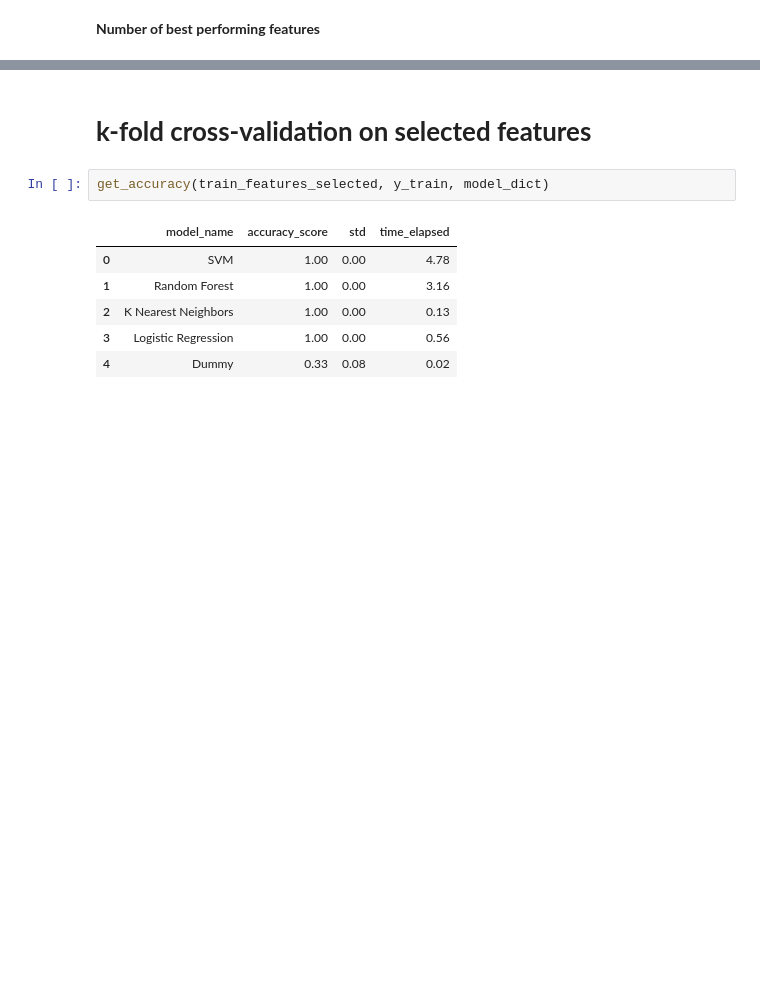
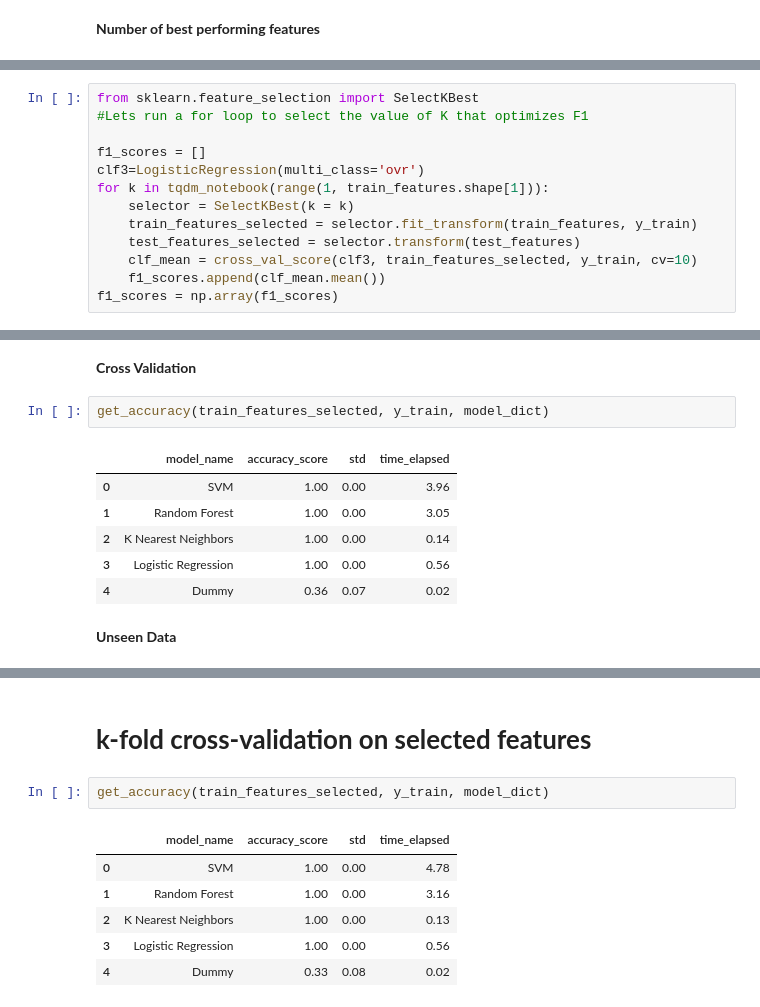
Before and after one commit to ANTTAY001/The-feasibility-of-using-machine-learning-to-classify-calls-to-South-African-emergency-dispatch-cent, a Jupyter notebook: TF_IDF_and_Features.ipynb, the cells around one changed output, grey strips where cells are left out. Saved outputs shown, nothing was run; the diff lists cells and outputs as text; blank space fills up the shorter version.

```diff
--- a/TF_IDF_and_Features.ipynb
+++ b/TF_IDF_and_Features.ipynb
@@ -682,0 +728,13 @@ print(new_k)
+# %%
+from sklearn.feature_selection import SelectKBest
+#Lets run a for loop to select the value of K that optimizes F1
+
+f1_scores = []
+clf3=LogisticRegression(multi_class='ovr')
+for k in tqdm_notebook(range(1, train_features.shape[1])):
+    selector = SelectKBest(k = k)
+    train_features_selected = selector.fit_transform(train_features, y_train)
+    test_features_selected = selector.transform(test_features)
+    clf_mean = cross_val_score(clf3, train_features_selected, y_train, cv=10)
+    f1_scores.append(clf_mean.mean())
+f1_scores = np.array(f1_scores)
@@ -682,0 +748,13 @@ print(new_k)
+# %% [markdown]
+**Cross Validation**
+# %%
+get_accuracy(train_features_selected, y_train, model_dict)
+# %% [output]
+|  | model_name | accuracy_score | std | time_elapsed |
+| 0 | SVM | 1.00 | 0.00 | 3.96 |
+| 1 | Random Forest | 1.00 | 0.00 | 3.05 |
+| 2 | K Nearest Neighbors | 1.00 | 0.00 | 0.14 |
+| 3 | Logistic Regression | 1.00 | 0.00 | 0.56 |
+| 4 | Dummy | 0.36 | 0.07 | 0.02 |
+# %% [markdown]
+**Unseen Data**
```
Also changed, not shown: parts of 21 cells of this notebook.
